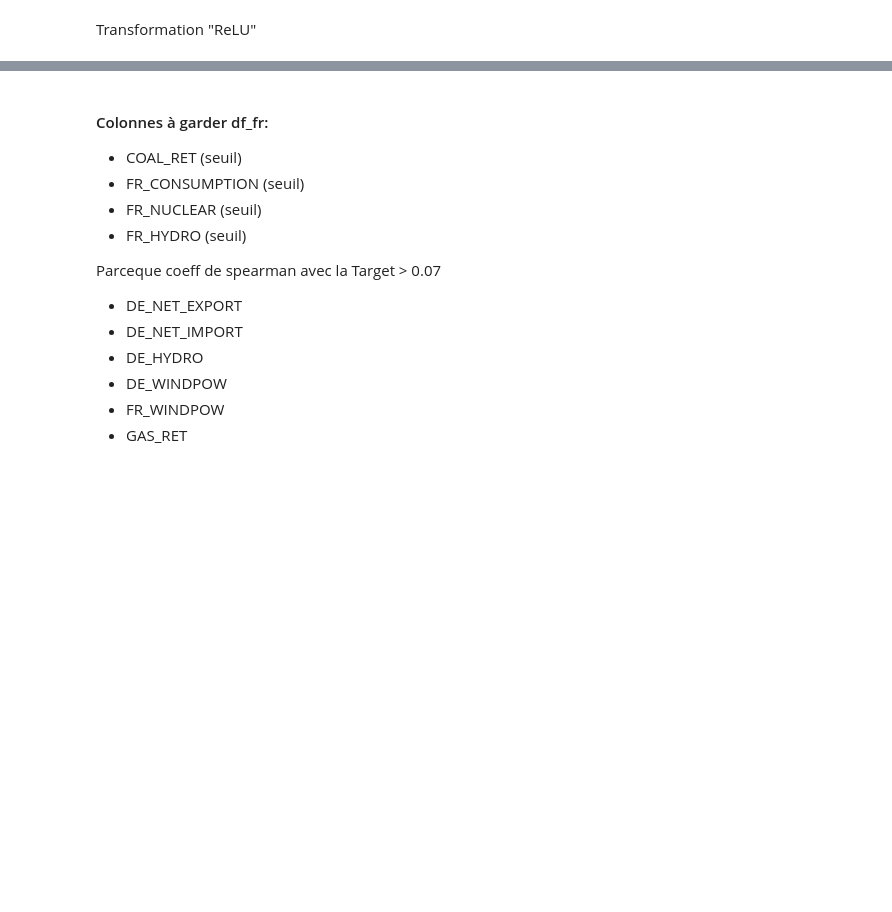
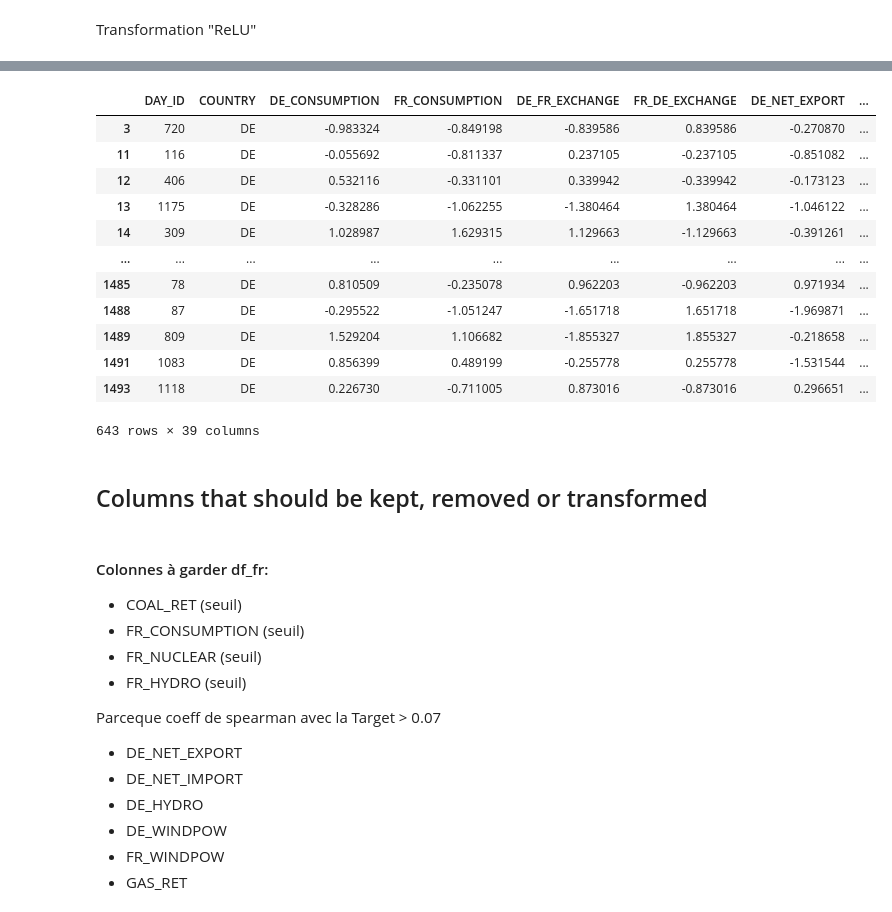
Before and after one commit to margauxgirona/project-ML, a Jupyter notebook: Feature_engineering.ipynb, the cells around one changed output, grey strips where cells are left out. Drawn from its saved outputs; the diff is of its cells as text; code cells hidden in the pictures; blank space fills up the shorter version.

```diff
--- a/Feature_engineering.ipynb
+++ b/Feature_engineering.ipynb
@@ -50,3 +94,21 @@ def AddSeuilColumn(df: pd.DataFrame, column_name: str, seuil: float, way: str):
+# %%
+df_de
+# %% [output]
+|  | DAY_ID | COUNTRY | DE_CONSUMPTION | FR_CONSUMPTION | DE_FR_EXCHANGE | FR_DE_EXCHANGE | DE_NET_EXPORT | ... |
+| 3 | 720 | DE | -0.983324 | -0.849198 | -0.839586 | 0.839586 | -0.270870 | ... |
+| 11 | 116 | DE | -0.055692 | -0.811337 | 0.237105 | -0.237105 | -0.851082 | ... |
+| 12 | 406 | DE | 0.532116 | -0.331101 | 0.339942 | -0.339942 | -0.173123 | ... |
+| 13 | 1175 | DE | -0.328286 | -1.062255 | -1.380464 | 1.380464 | -1.046122 | ... |
+| 14 | 309 | DE | 1.028987 | 1.629315 | 1.129663 | -1.129663 | -0.391261 | ... |
+| ... | ... | ... | ... | ... | ... | ... | ... | ... |
+| 1485 | 78 | DE | 0.810509 | -0.235078 | 0.962203 | -0.962203 | 0.971934 | ... |
+| 1488 | 87 | DE | -0.295522 | -1.051247 | -1.651718 | 1.651718 | -1.969871 | ... |
+| 1489 | 809 | DE | 1.529204 | 1.106682 | -1.855327 | 1.855327 | -0.218658 | ... |
+| 1491 | 1083 | DE | 0.856399 | 0.489199 | -0.255778 | 0.255778 | -1.531544 | ... |
+| 1493 | 1118 | DE | 0.226730 | -0.711005 | 0.873016 | -0.873016 | 0.296651 | ... |
+643 rows × 39 columns
+# %% [markdown]
+## Columns that should be kept, removed or transformed
 # %% [markdown]
 #### Colonnes à garder df_fr:
 - COAL_RET (seuil)
```
Also changed, not shown: parts of 11 cells of this notebook, 1 other file.
